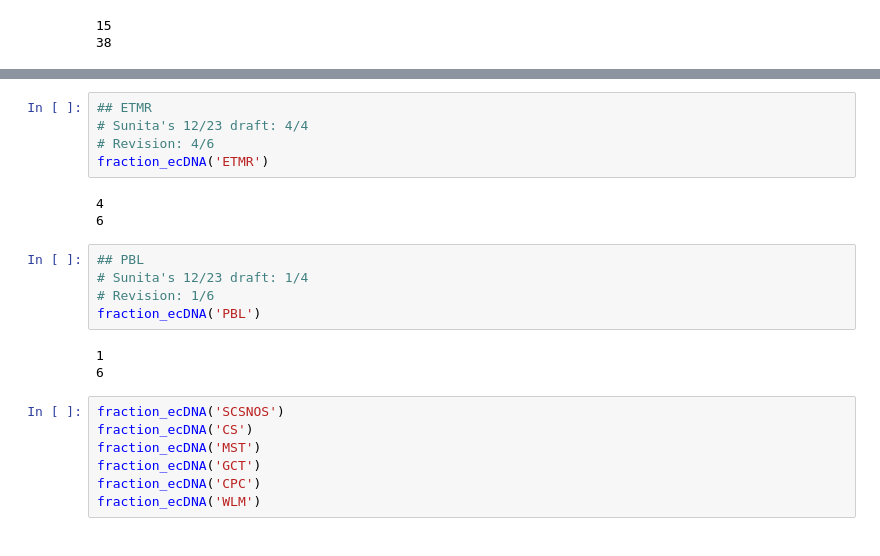
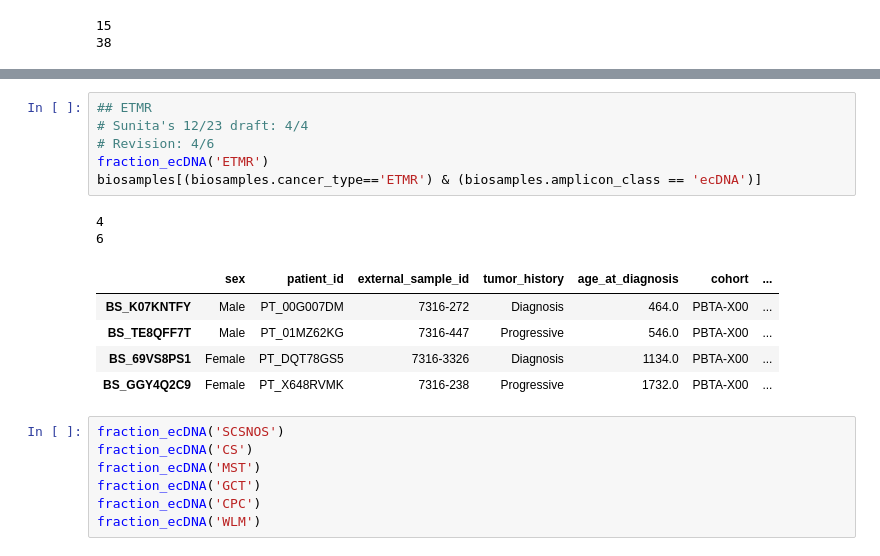
Before and after one commit to auberginekenobi/pedpancan_ecdna, a Jupyter notebook: 2023-12-06_yet-another-metadata-adventure/summary_statistics.ipynb, the cells around one changed output, grey strips where cells are left out. Cells and saved outputs as stored; diff of their text form.

```diff
--- a/2023-12-06_yet-another-metadata-adventure/summary_statistics.ipynb
+++ b/2023-12-06_yet-another-metadata-adventure/summary_statistics.ipynb
@@ -361,19 +396,17 @@ fraction_ecDNA('GG')
 # %%
 ## ETMR
 # Sunita's 12/23 draft: 4/4
 # Revision: 4/6
 fraction_ecDNA('ETMR')
+biosamples[(biosamples.cancer_type=='ETMR') & (biosamples.amplicon_class == 'ecDNA')]
 # %% [output]
 4
 6
+|  | sex | patient_id | external_sample_id | tumor_history | age_at_diagnosis | cohort | ... |
+| BS_K07KNTFY | Male | PT_00G007DM | 7316-272 | Diagnosis | 464.0 | PBTA-X00 | ... |
+| BS_TE8QFF7T | Male | PT_01MZ62KG | 7316-447 | Progressive | 546.0 | PBTA-X00 | ... |
+| BS_69VS8PS1 | Female | PT_DQT78GS5 | 7316-3326 | Diagnosis | 1134.0 | PBTA-X00 | ... |
+| BS_GGY4Q2C9 | Female | PT_X648RVMK | 7316-238 | Progressive | 1732.0 | PBTA-X00 | ... |
-# %%
-## PBL
-# Sunita's 12/23 draft: 1/4
-# Revision: 1/6
-fraction_ecDNA('PBL')
-# %% [output]
-1
-6
 # %%
 fraction_ecDNA('SCSNOS')
 fraction_ecDNA('CS')
```
Also changed, not shown: parts of 14 cells of this notebook.
